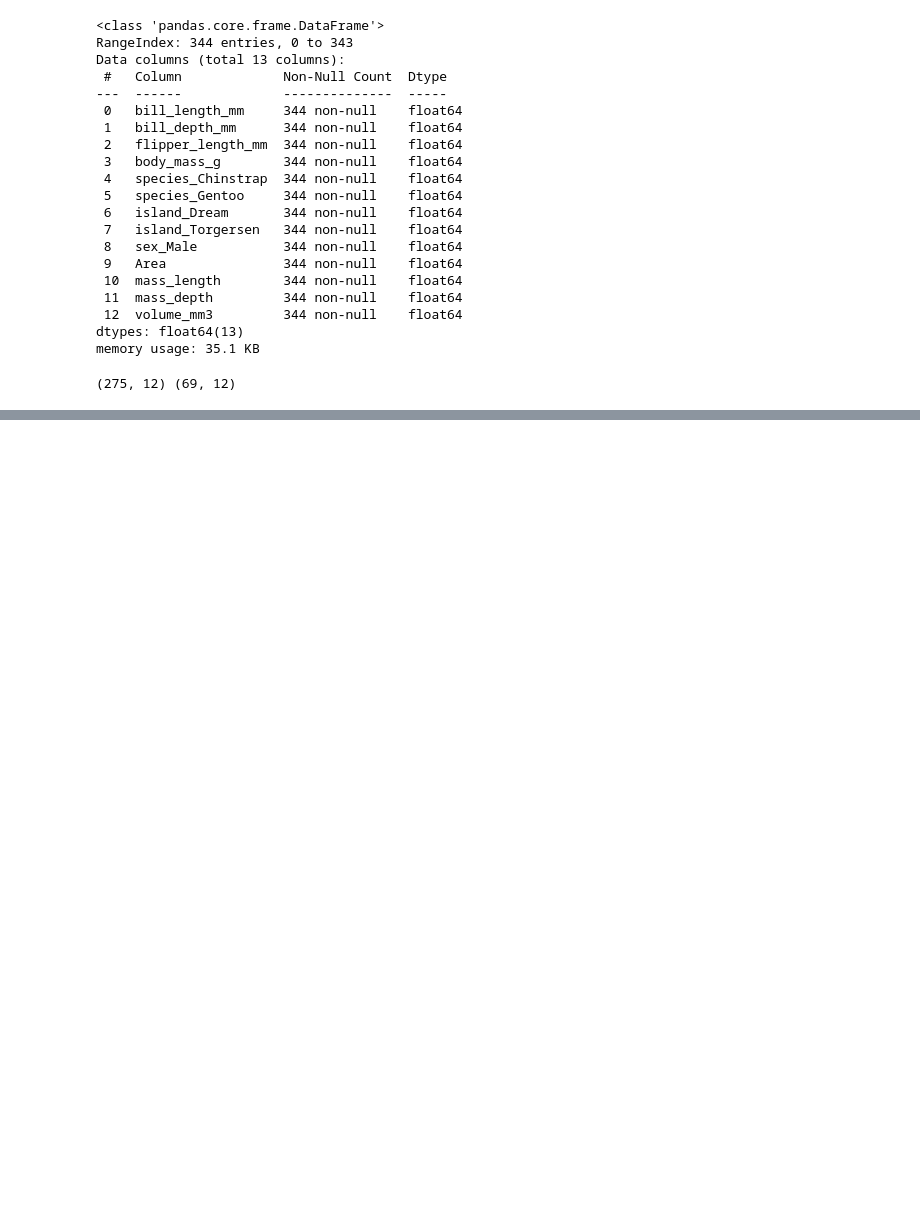
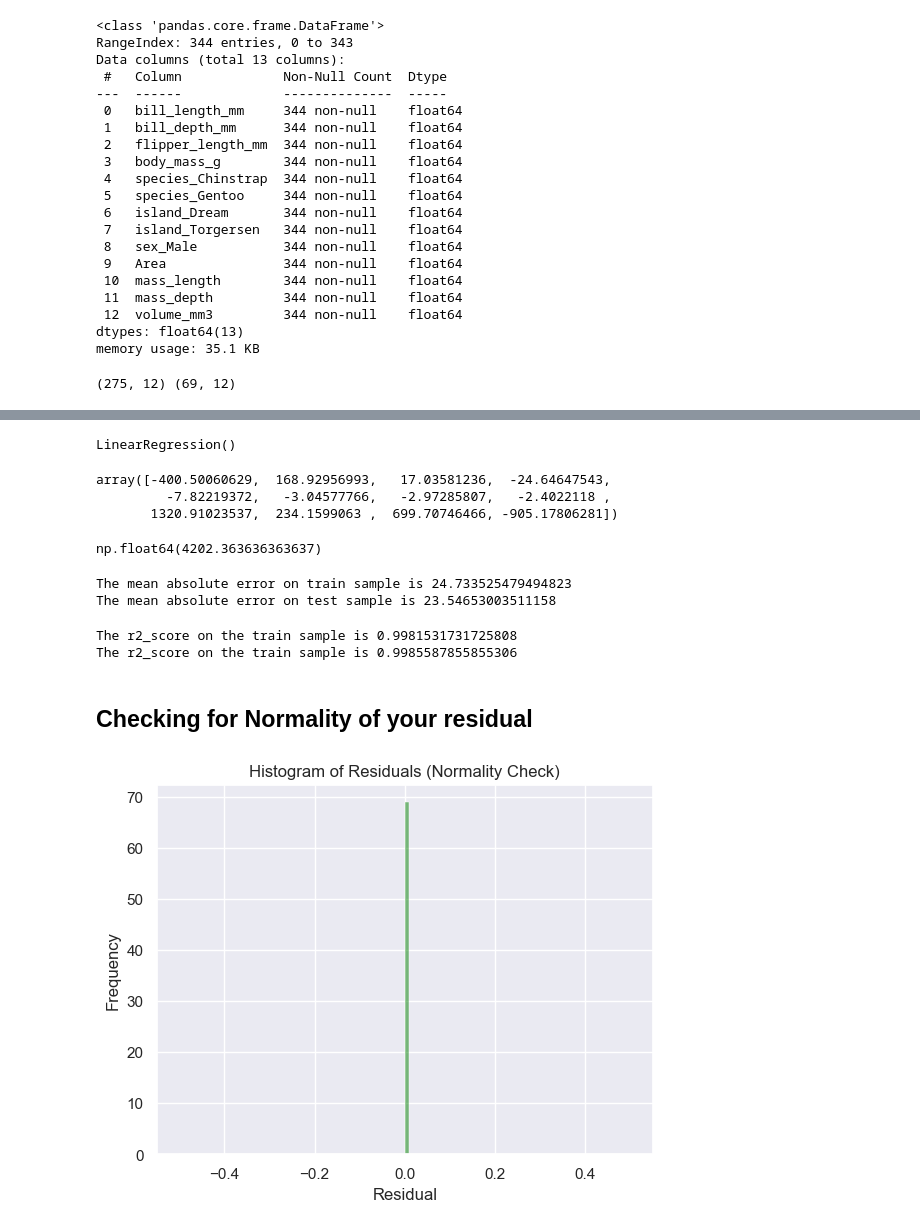
Before and after one commit to OlawoyeOladip/PenguinRegression, a Jupyter notebook: src/main.ipynb, the cells around one changed output, grey strips where cells are left out. Drawn from its saved outputs; the diff is of its cells as text; code cells hidden in the pictures; blank space fills up the shorter version.

```diff
--- a/src/main.ipynb
+++ b/src/main.ipynb
@@ -466,3 +466,7 @@ X_train, X_test, y_train, y_test = train_test_split(X, y, test_size=0.2, random_
 print(X_train.shape, X_test.shape)
 # %% [output]
 (275, 12) (69, 12)
+# %%
+scaler = StandardScaler()
+X_train_scaled = scaler.fit_transform(X_train)
+X_test_scaled = scaler.transform(X_test)
@@ -468,0 +485,41 @@ print(X_train.shape, X_test.shape)
+# %%
+lr = LinearRegression()
+lr.fit(X_train_scaled, y_train)
+# %% [output]
+LinearRegression()
+# %%
+lr.coef_
+# %% [output]
+array([-400.50060629,  168.92956993,   17.03581236,  -24.64647543,
+         -7.82219372,   -3.04577766,   -2.97285807,   -2.4022118 ,
+       1320.91023537,  234.1599063 ,  699.70746466, -905.17806281])
+# %%
+lr.intercept_
+# %% [output]
+np.float64(4202.363636363637)
+# %%
+y_pred_test = lr.predict(X_test_scaled)
+y_pred_train = lr.predict(X_train_scaled)
+print(f"The mean absolute error on train sample is {mean_absolute_error(y_train, y_pred_train)}")
+print(f"The mean absolute error on test sample is {mean_absolute_error(y_test, y_pred_test)}")
+# %% [output]
+The mean absolute error on train sample is 24.733525479494823
+The mean absolute error on test sample is 23.54653003511158
+# %%
+print(f"The r2_score on the train sample is {r2_score(y_train, y_pred_train)}")
+print(f"The r2_score on the train sample is {r2_score(y_test, y_pred_test)}")
+# %% [output]
+The r2_score on the train sample is 0.9981531731725808
+The r2_score on the train sample is 0.9985587855855306
+# %% [markdown]
+## Checking for Normality of your residual
+# %%
+residual = y_pred_test - y_test
+sns.histplot(residual, kde=True, bins=100, color="green")
+plt.title("Histogram of Residuals (Normality Check)")
+plt.xlabel("Residual")
+plt.ylabel("Frequency")
+plt.grid(True)
+plt.show()
+# %% [output]
+[figure, added]
```
Also changed, not shown: parts of 8 cells of this notebook, 3 other files.
